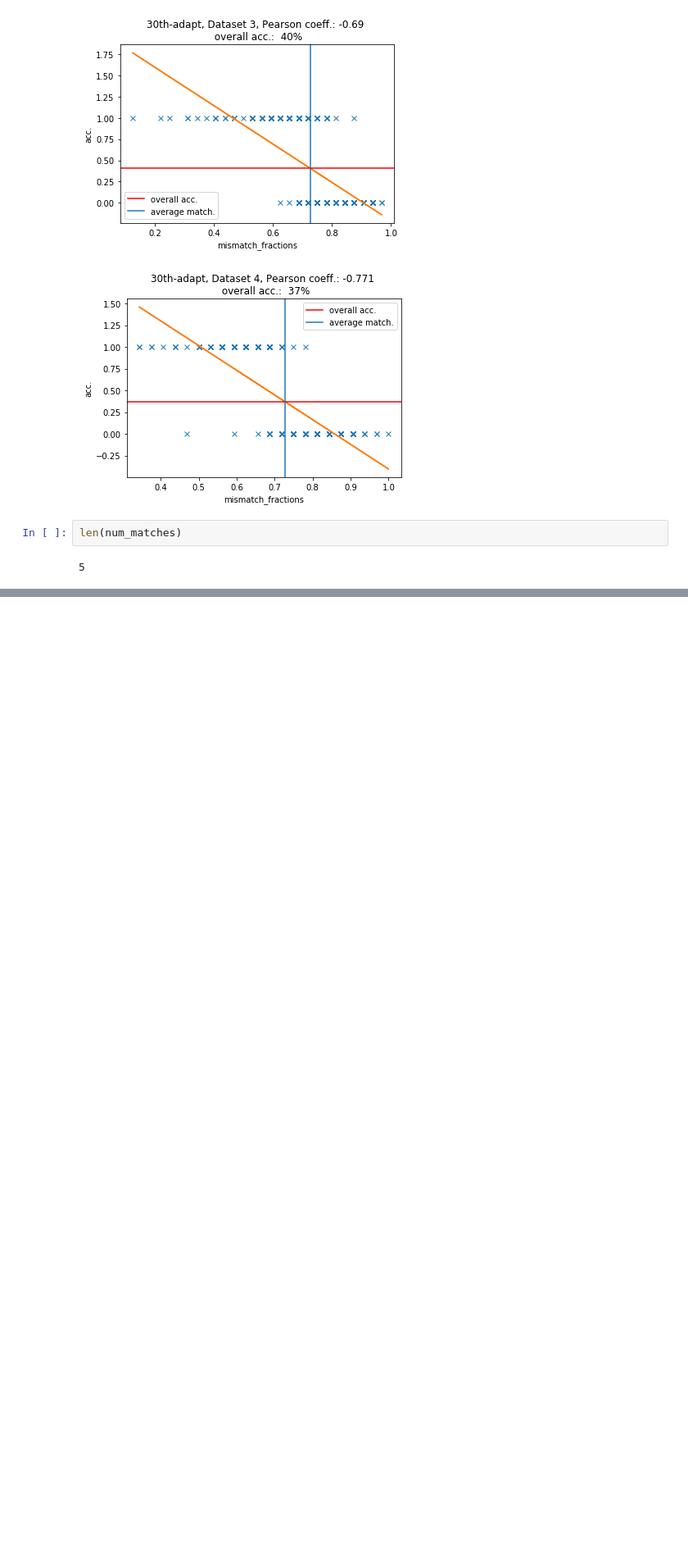
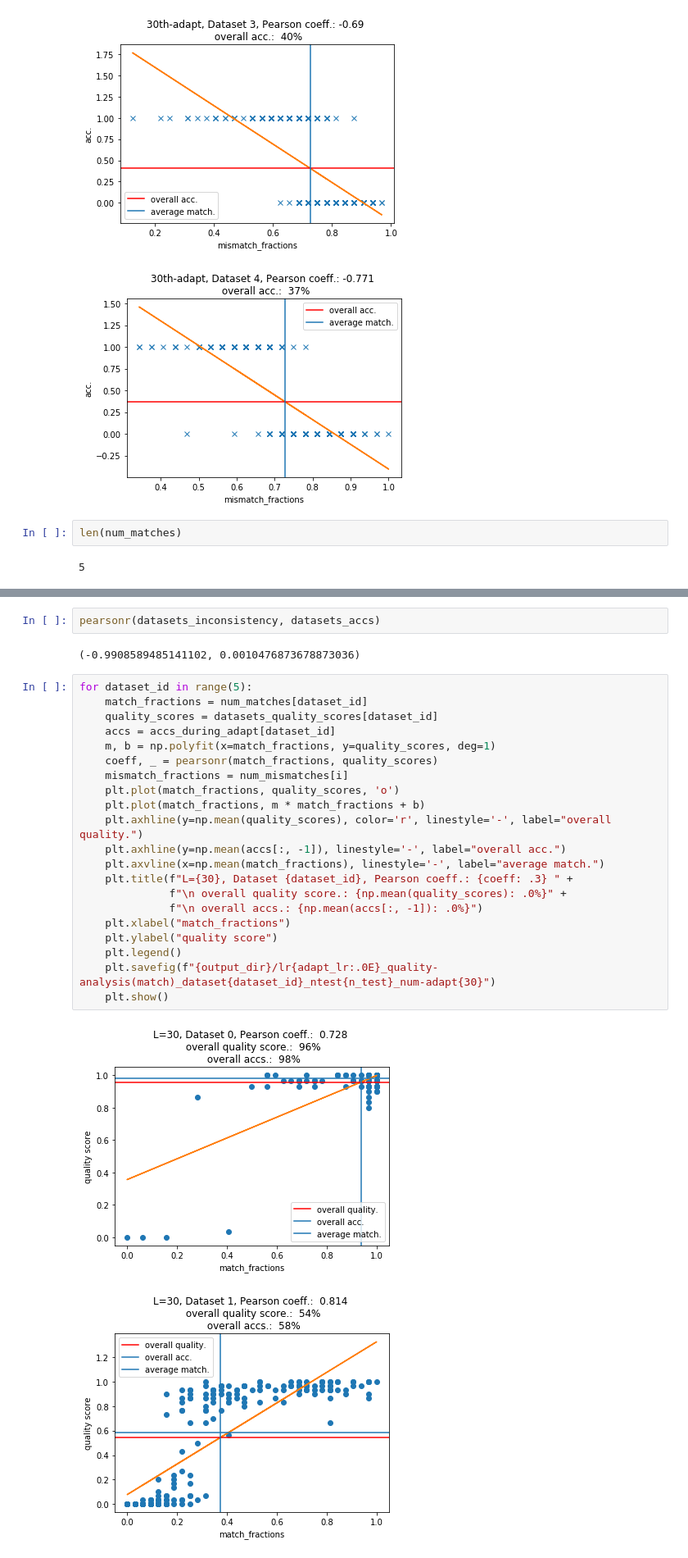
Before and after one commit to leo-liuzy/Leo-s-Reimplement, a Jupyter notebook: print_examples.ipynb, the cells around one changed output, grey strips where cells are left out. Shown at 82% size. Saved outputs shown, nothing was run; the diff lists cells and outputs as text; blank space fills up the shorter version.

```diff
--- a/print_examples.ipynb
+++ b/print_examples.ipynb
@@ -256,0 +231,28 @@ show(layout)
+# %%
+pearsonr(datasets_inconsistency, datasets_accs)
+# %% [output]
+(-0.9908589485141102, 0.0010476873678873036)
+# %%
+for dataset_id in range(5):
+    match_fractions = num_matches[dataset_id]
+    quality_scores = datasets_quality_scores[dataset_id]
+    accs = accs_during_adapt[dataset_id]
+    m, b = np.polyfit(x=match_fractions, y=quality_scores, deg=1)
+    coeff, _ = pearsonr(match_fractions, quality_scores)
+    mismatch_fractions = num_mismatches[i]
+    plt.plot(match_fractions, quality_scores, 'o')
+    plt.plot(match_fractions, m * match_fractions + b)
+    plt.axhline(y=np.mean(quality_scores), color='r', linestyle='-', label="overall quality.")
+    plt.axhline(y=np.mean(accs[:, -1]), linestyle='-', label="overall acc.")
+    plt.axvline(x=np.mean(match_fractions), linestyle='-', label="average match.")
+    plt.title(f"L={30}, Dataset {dataset_id}, Pearson coeff.: {coeff: .3} " +
+              f"\n overall quality score.: {np.mean(quality_scores): .0%}" +
+              f"\n overall accs.: {np.mean(accs[:, -1]): .0%}")
+    plt.xlabel("match_fractions")
+    plt.ylabel("quality score")
+    plt.legend()
+    plt.savefig(f"{output_dir}/lr{adapt_lr:.0E}_quality-analysis(match)_dataset{dataset_id}_ntest{n_test}_num-adapt{30}")
+    plt.show()
+# %% [output]
+[figure, added]
+[figure, added]
```
Also changed, not shown: parts of 12 cells of this notebook.
